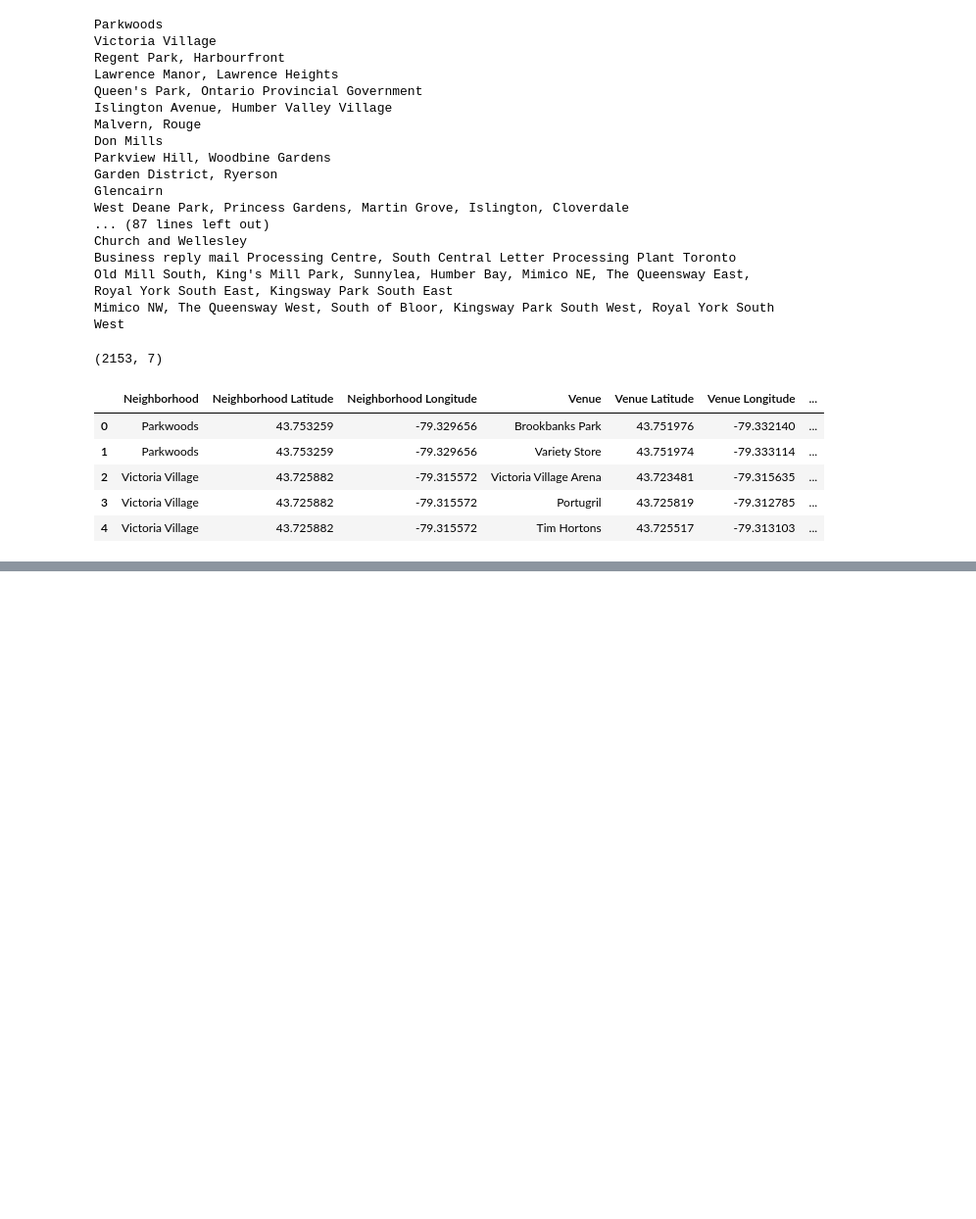
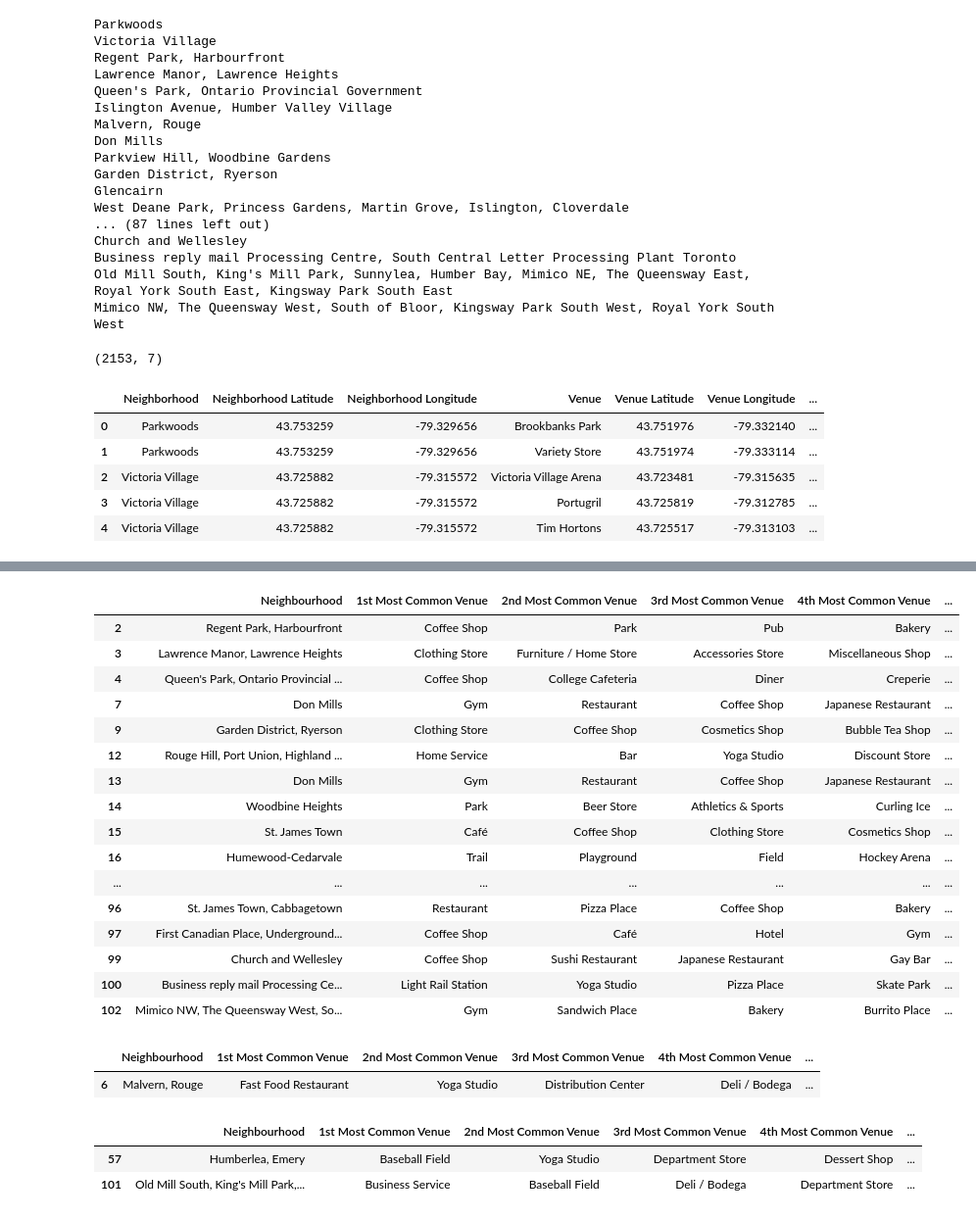
Before and after one commit to eazarsa/Final-project, a Jupyter notebook: Coursera_IBM_DS_Final Project.ipynb, the cells around one changed output, grey strips where cells are left out. Shown at 98% size. Drawn from its saved outputs; the diff is of its cells as text; code cells hidden in the pictures; blank space fills up the shorter version.

```diff
--- a/Coursera_IBM_DS_Final Project.ipynb
+++ b/Coursera_IBM_DS_Final Project.ipynb
@@ -255,0 +360,21 @@ Toronto_venues.head()
+# %%
+num_top_venues = 10
+
+indicators = ['st', 'nd', 'rd']
+
+# create columns according to number of top venues
+columns = ['Neighborhood']
+for ind in np.arange(num_top_venues):
+    try:
+        columns.append('{}{} Most Common Venue'.format(ind+1, indicators[ind]))
+    except:
+        columns.append('{}th Most Common Venue'.format(ind+1))
+
+# create a new dataframe
+neighborhoods_venues_sorted = pd.DataFrame(columns=columns)
+neighborhoods_venues_sorted['Neighborhood'] = toronto_grouped['Neighborhood']
+
+for ind in np.arange(toronto_grouped.shape[0]):
+    neighborhoods_venues_sorted.iloc[ind, 1:] = return_most_common_venues(toronto_grouped.iloc[ind, :], num_top_venues)
+
+neighborhoods_venues_sorted.head()
@@ -255,0 +390,8 @@ Toronto_venues.head()
+# %%
+kclusters = 5 # set number of clusters
+
+toronto_grouped_clustering = toronto_grouped.drop('Neighborhood', 1)
+
+kmeans = KMeans(n_clusters=kclusters, random_state=0).fit(toronto_grouped_clustering) # run k-means clustering
+
+kmeans.labels_[0:10] # check cluster labels generated for each row in the dataframe
@@ -255,0 +400,11 @@ Toronto_venues.head()
+# %%
+#TO create a new dataframe that includes the cluster as well as the top 10 venues for each neighborhood.
+# add clustering labels
+neighborhoods_venues_sorted.insert(0, 'Cluster Labels', kmeans.labels_)
+
+toronto_merged = toronto_data
+
+# merge toronto_grouped with toronto_data to add latitude/longitude for each neighborhood
+toronto_merged = toronto_merged.join(neighborhoods_venues_sorted.set_index('Neighborhood'), on='Neighbourhood')
+
+toronto_merged.head()
@@ -255,0 +438,31 @@ Toronto_venues.head()
+# %%
+toronto_merged.loc[toronto_merged['Cluster Labels'] == 1, toronto_merged.columns[[1] + list(range(5, toronto_merged.shape[1]))]]
+# %% [output]
+|  | Neighbourhood | 1st Most Common Venue | 2nd Most Common Venue | 3rd Most Common Venue | 4th Most Common Venue | ... |
+| 2 | Regent Park, Harbourfront | Coffee Shop | Park | Pub | Bakery | ... |
+| 3 | Lawrence Manor, Lawrence Heights | Clothing Store | Furniture / Home Store | Accessories Store | Miscellaneous Shop | ... |
+| 4 | Queen's Park, Ontario Provincial ... | Coffee Shop | College Cafeteria | Diner | Creperie | ... |
+| 7 | Don Mills | Gym | Restaurant | Coffee Shop | Japanese Restaurant | ... |
+| 9 | Garden District, Ryerson | Clothing Store | Coffee Shop | Cosmetics Shop | Bubble Tea Shop | ... |
+| 12 | Rouge Hill, Port Union, Highland ... | Home Service | Bar | Yoga Studio | Discount Store | ... |
+| 13 | Don Mills | Gym | Restaurant | Coffee Shop | Japanese Restaurant | ... |
+| 14 | Woodbine Heights | Park | Beer Store | Athletics & Sports | Curling Ice | ... |
+| 15 | St. James Town | Café | Coffee Shop | Clothing Store | Cosmetics Shop | ... |
+| 16 | Humewood-Cedarvale | Trail | Playground | Field | Hockey Arena | ... |
+| ... | ... | ... | ... | ... | ... | ... |
+| 96 | St. James Town, Cabbagetown | Restaurant | Pizza Place | Coffee Shop | Bakery | ... |
+| 97 | First Canadian Place, Underground... | Coffee Shop | Café | Hotel | Gym | ... |
+| 99 | Church and Wellesley | Coffee Shop | Sushi Restaurant | Japanese Restaurant | Gay Bar | ... |
+| 100 | Business reply mail Processing Ce... | Light Rail Station | Yoga Studio | Pizza Place | Skate Park | ... |
+| 102 | Mimico NW, The Queensway West, So... | Gym | Sandwich Place | Bakery | Burrito Place | ... |
+# %%
+toronto_merged.loc[toronto_merged['Cluster Labels'] == 2, toronto_merged.columns[[1] + list(range(5, toronto_merged.shape[1]))]]
+# %% [output]
+|  | Neighbourhood | 1st Most Common Venue | 2nd Most Common Venue | 3rd Most Common Venue | 4th Most Common Venue | ... |
+| 6 | Malvern, Rouge | Fast Food Restaurant | Yoga Studio | Distribution Center | Deli / Bodega | ... |
+# %%
+toronto_merged.loc[toronto_merged['Cluster Labels'] == 3, toronto_merged.columns[[1] + list(range(5, toronto_merged.shape[1]))]]
+# %% [output]
+|  | Neighbourhood | 1st Most Common Venue | 2nd Most Common Venue | 3rd Most Common Venue | 4th Most Common Venue | ... |
+| 57 | Humberlea, Emery | Baseball Field | Yoga Studio | Department Store | Dessert Shop | ... |
+| 101 | Old Mill South, King's Mill Park,... | Business Service | Baseball Field | Deli / Bodega | Department Store | ... |
```
Also changed, not shown: parts of 17 cells of this notebook.
